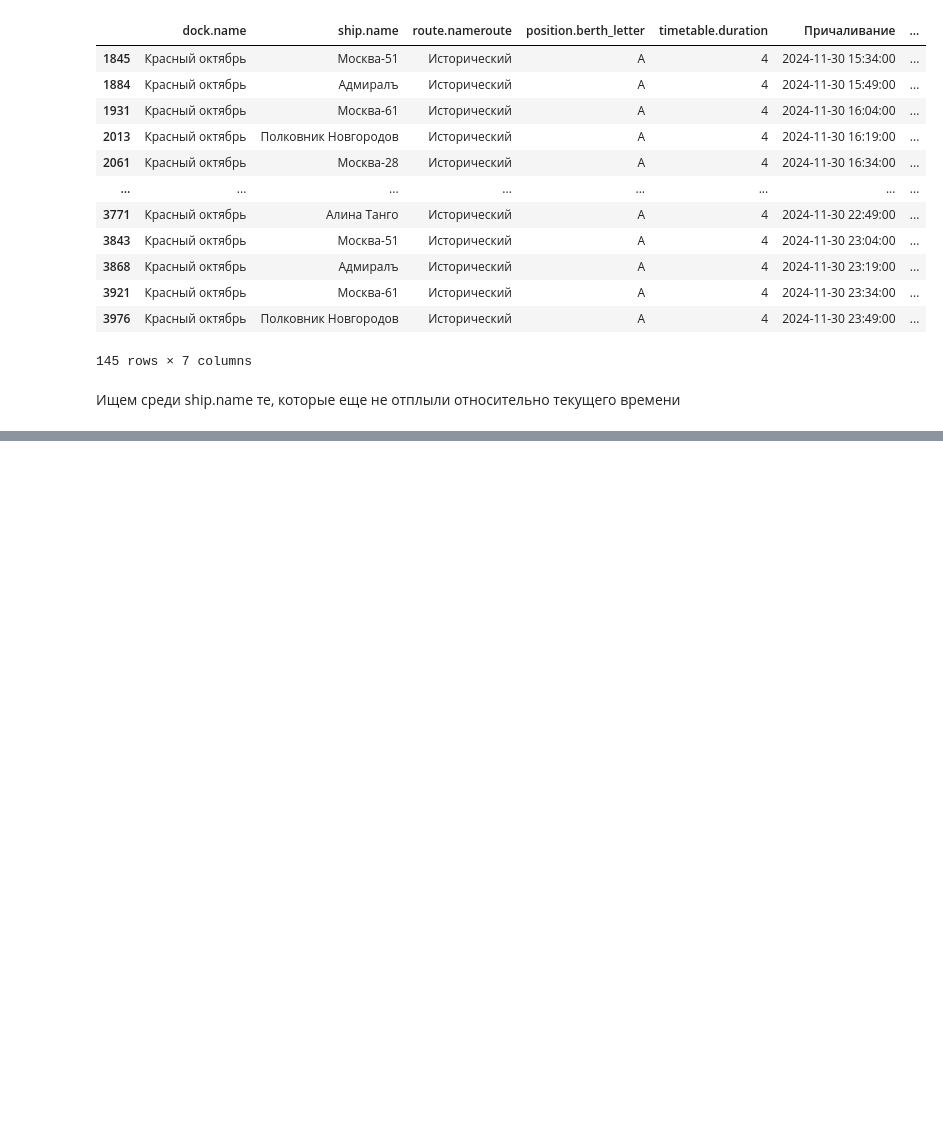
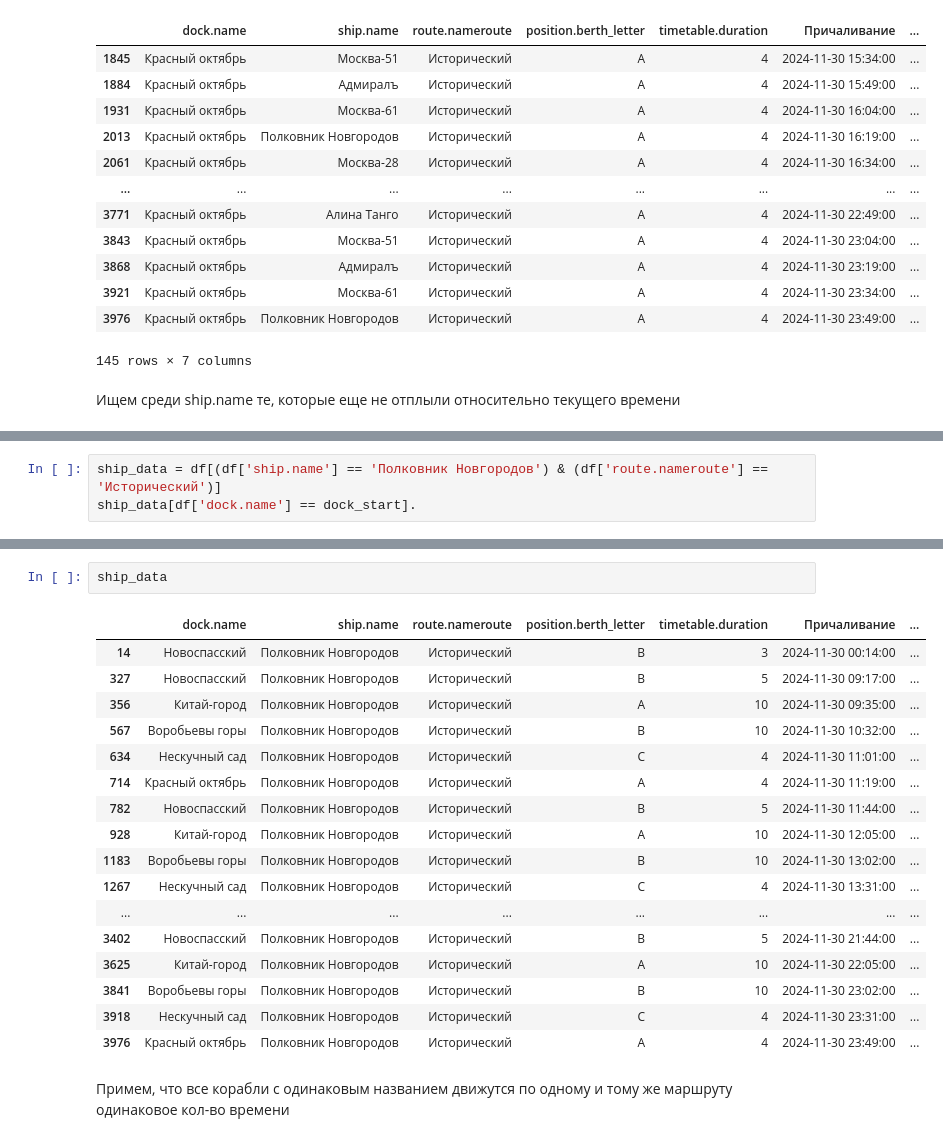
Before and after one commit to withLoveWeb/gos-hack, a Jupyter notebook: alg/note.ipynb, the cells around one changed output, grey strips where cells are left out. Cells and saved outputs as stored; diff of their text form; blank space fills up the shorter version.

```diff
--- a/alg/note.ipynb
+++ b/alg/note.ipynb
@@ -316,3 +327,6 @@ data.sort_values('Отход')
 | 3935 | Воробьевы горы | Чижик-II | Исторический | B | 10 | 2024-11-30 23:47:00 | ... |
 | 3973 | Воробьевы горы | Чижик-II | Исторический | B | 10 | 2024-11-30 23:47:00 | ... |
 200 rows × 7 columns
+# %%
+ship_data = df[(df['ship.name'] == 'Полковник Новгородов') & (df['route.nameroute'] == 'Исторический')]
+ship_data[df['dock.name'] == dock_start].
@@ -318,0 +341,22 @@ data.sort_values('Отход')
+# %%
+ship_data
+# %% [output]
+|  | dock.name | ship.name | route.nameroute | position.berth_letter | timetable.duration | Причаливание | ... |
+| 14 | Новоспасский | Полковник Новгородов | Исторический | B | 3 | 2024-11-30 00:14:00 | ... |
+| 327 | Новоспасский | Полковник Новгородов | Исторический | B | 5 | 2024-11-30 09:17:00 | ... |
+| 356 | Китай-город | Полковник Новгородов | Исторический | A | 10 | 2024-11-30 09:35:00 | ... |
+| 567 | Воробьевы горы | Полковник Новгородов | Исторический | B | 10 | 2024-11-30 10:32:00 | ... |
+| 634 | Нескучный сад | Полковник Новгородов | Исторический | C | 4 | 2024-11-30 11:01:00 | ... |
+| 714 | Красный октябрь | Полковник Новгородов | Исторический | A | 4 | 2024-11-30 11:19:00 | ... |
+| 782 | Новоспасский | Полковник Новгородов | Исторический | B | 5 | 2024-11-30 11:44:00 | ... |
+| 928 | Китай-город | Полковник Новгородов | Исторический | A | 10 | 2024-11-30 12:05:00 | ... |
+| 1183 | Воробьевы горы | Полковник Новгородов | Исторический | B | 10 | 2024-11-30 13:02:00 | ... |
+| 1267 | Нескучный сад | Полковник Новгородов | Исторический | C | 4 | 2024-11-30 13:31:00 | ... |
+| ... | ... | ... | ... | ... | ... | ... | ... |
+| 3402 | Новоспасский | Полковник Новгородов | Исторический | B | 5 | 2024-11-30 21:44:00 | ... |
+| 3625 | Китай-город | Полковник Новгородов | Исторический | A | 10 | 2024-11-30 22:05:00 | ... |
+| 3841 | Воробьевы горы | Полковник Новгородов | Исторический | B | 10 | 2024-11-30 23:02:00 | ... |
+| 3918 | Нескучный сад | Полковник Новгородов | Исторический | C | 4 | 2024-11-30 23:31:00 | ... |
+| 3976 | Красный октябрь | Полковник Новгородов | Исторический | A | 4 | 2024-11-30 23:49:00 | ... |
+# %% [markdown]
+Примем, что все корабли с одинаковым названием движутся по одному и тому же маршруту одинаковое кол-во времени
```
Also changed, not shown: parts of 13 cells of this notebook.
